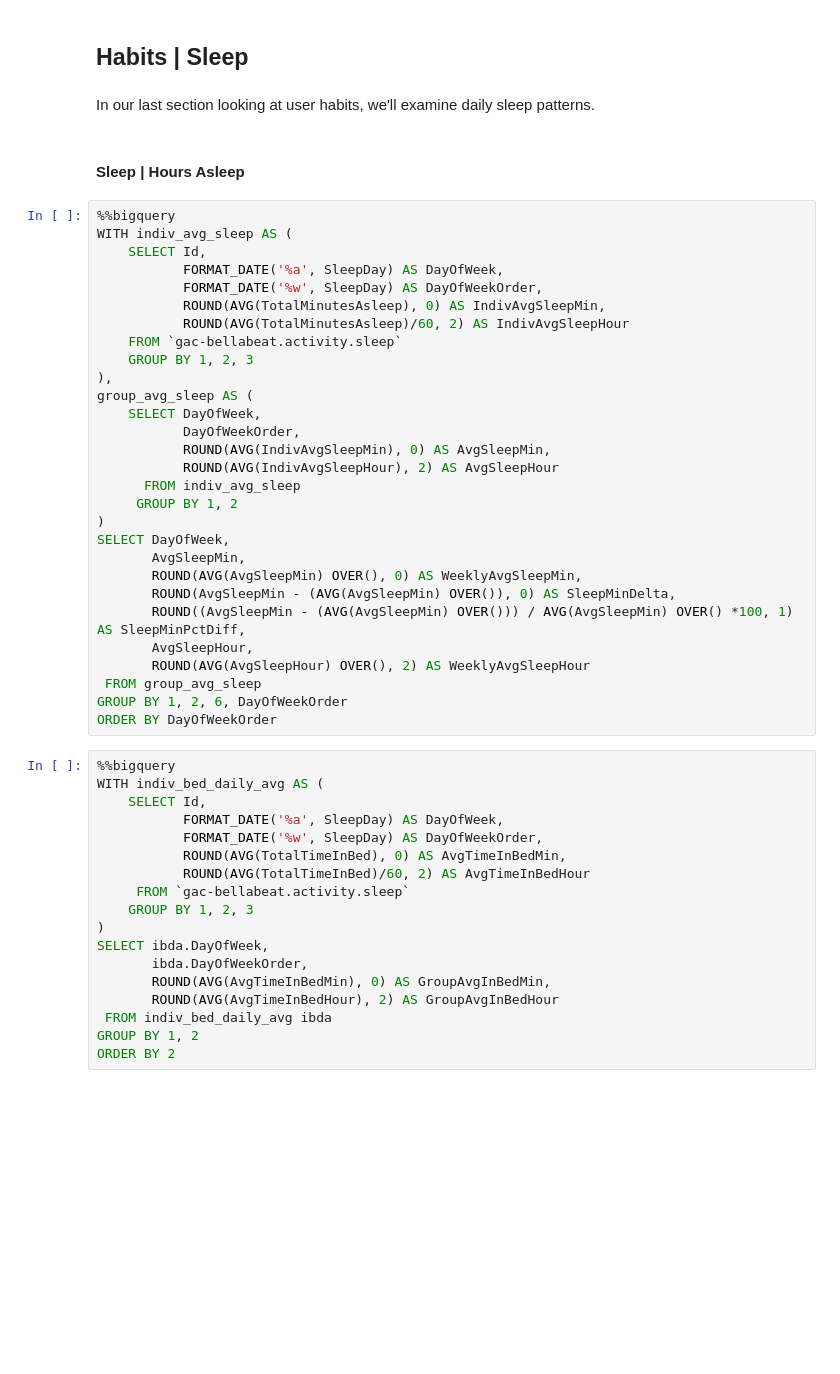
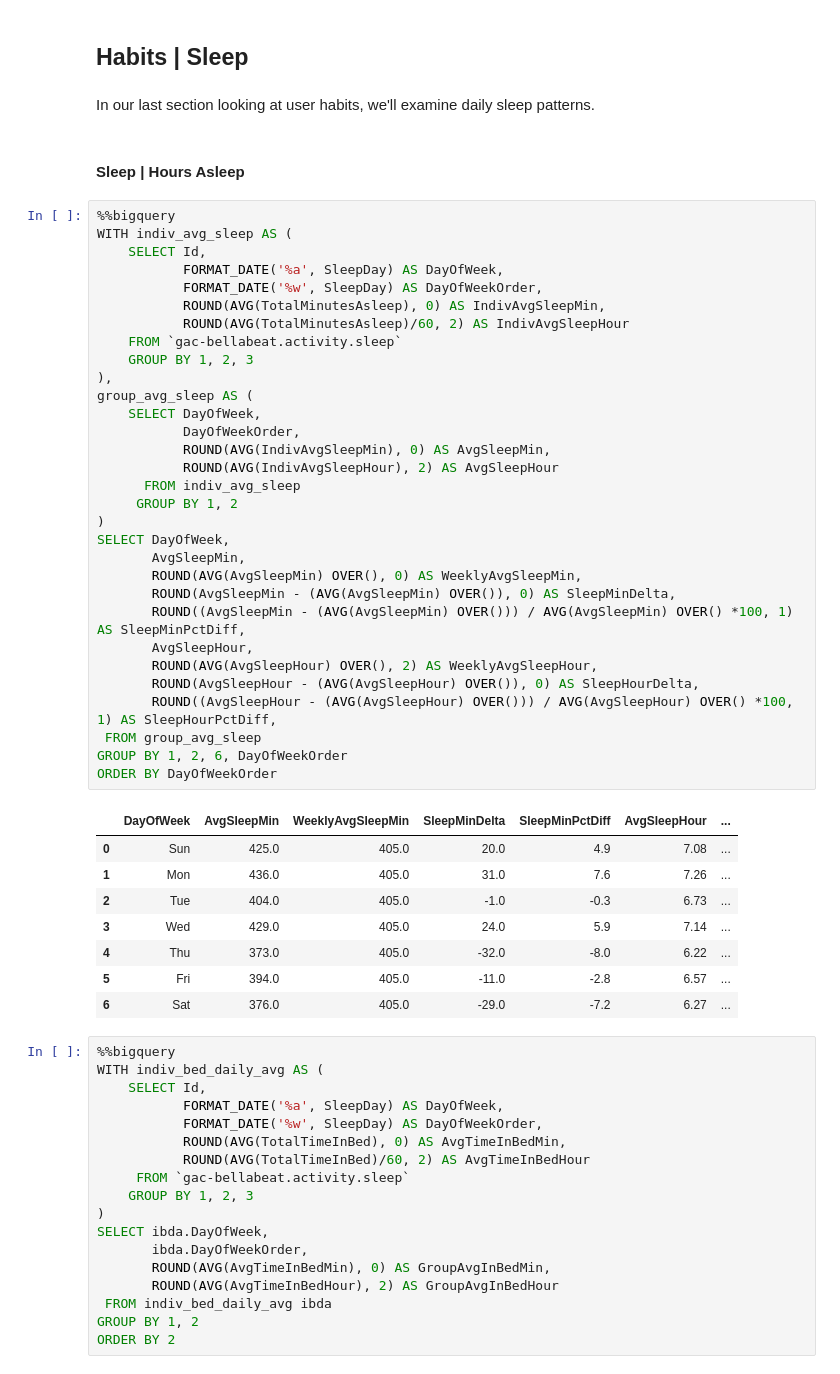
Before and after one commit to phlln/bellabeat-analysis, a Jupyter notebook: bellabeat_bigquery_playground.ipynb, the cells around one changed output. Cells and saved outputs as stored; diff of their text form; blank space fills up the shorter version.

Commit message:
added delta and percent difference for Sleep habit analysis

```diff
--- a/bellabeat_bigquery_playground.ipynb
+++ b/bellabeat_bigquery_playground.ipynb
@@ -1263,38 +1263,49 @@ Looking at how hourly activity varies throughout the week, noticeably **Saturday
 # %% [markdown]
 ## **Habits** | Sleep
-# %% [markdown]
-In our last section looking at user habits, we'll examine daily sleep patterns.
-# %% [markdown]
-#### Sleep | Hours Asleep
+# %% [markdown]
+In our last section looking at user habits, we'll examine daily sleep patterns.
+# %% [markdown]
+#### Sleep | Hours Asleep
 # %%
 %%bigquery
 WITH indiv_avg_sleep AS (
     SELECT Id,
            FORMAT_DATE('%a', SleepDay) AS DayOfWeek,
            FORMAT_DATE('%w', SleepDay) AS DayOfWeekOrder,
            ROUND(AVG(TotalMinutesAsleep), 0) AS IndivAvgSleepMin,
            ROUND(AVG(TotalMinutesAsleep)/60, 2) AS IndivAvgSleepHour
     FROM `gac-bellabeat.activity.sleep`
     GROUP BY 1, 2, 3
 ),
 group_avg_sleep AS (
     SELECT DayOfWeek,
            DayOfWeekOrder,
            ROUND(AVG(IndivAvgSleepMin), 0) AS AvgSleepMin,
            ROUND(AVG(IndivAvgSleepHour), 2) AS AvgSleepHour
       FROM indiv_avg_sleep
      GROUP BY 1, 2
 )
 SELECT DayOfWeek,
        AvgSleepMin,
        ROUND(AVG(AvgSleepMin) OVER(), 0) AS WeeklyAvgSleepMin,
        ROUND(AvgSleepMin - (AVG(AvgSleepMin) OVER()), 0) AS SleepMinDelta,
        ROUND((AvgSleepMin - (AVG(AvgSleepMin) OVER())) / AVG(AvgSleepMin) OVER() *100, 1) AS SleepMinPctDiff,
        AvgSleepHour,
-       ROUND(AVG(AvgSleepHour) OVER(), 2) AS WeeklyAvgSleepHour
+       ROUND(AVG(AvgSleepHour) OVER(), 2) AS WeeklyAvgSleepHour,
+       ROUND(AvgSleepHour - (AVG(AvgSleepHour) OVER()), 0) AS SleepHourDelta,
+       ROUND((AvgSleepHour - (AVG(AvgSleepHour) OVER())) / AVG(AvgSleepHour) OVER() *100, 1) AS SleepHourPctDiff,
  FROM group_avg_sleep
 GROUP BY 1, 2, 6, DayOfWeekOrder
 ORDER BY DayOfWeekOrder
+# %% [output]
+|  | DayOfWeek | AvgSleepMin | WeeklyAvgSleepMin | SleepMinDelta | SleepMinPctDiff | AvgSleepHour | ... |
+| 0 | Sun | 425.0 | 405.0 | 20.0 | 4.9 | 7.08 | ... |
+| 1 | Mon | 436.0 | 405.0 | 31.0 | 7.6 | 7.26 | ... |
+| 2 | Tue | 404.0 | 405.0 | -1.0 | -0.3 | 6.73 | ... |
+| 3 | Wed | 429.0 | 405.0 | 24.0 | 5.9 | 7.14 | ... |
+| 4 | Thu | 373.0 | 405.0 | -32.0 | -8.0 | 6.22 | ... |
+| 5 | Fri | 394.0 | 405.0 | -11.0 | -2.8 | 6.57 | ... |
+| 6 | Sat | 376.0 | 405.0 | -29.0 | -7.2 | 6.27 | ... |
 # %%
 %%bigquery
 WITH indiv_bed_daily_avg AS (
```
Also changed, not shown: parts of 38 cells of this notebook.
